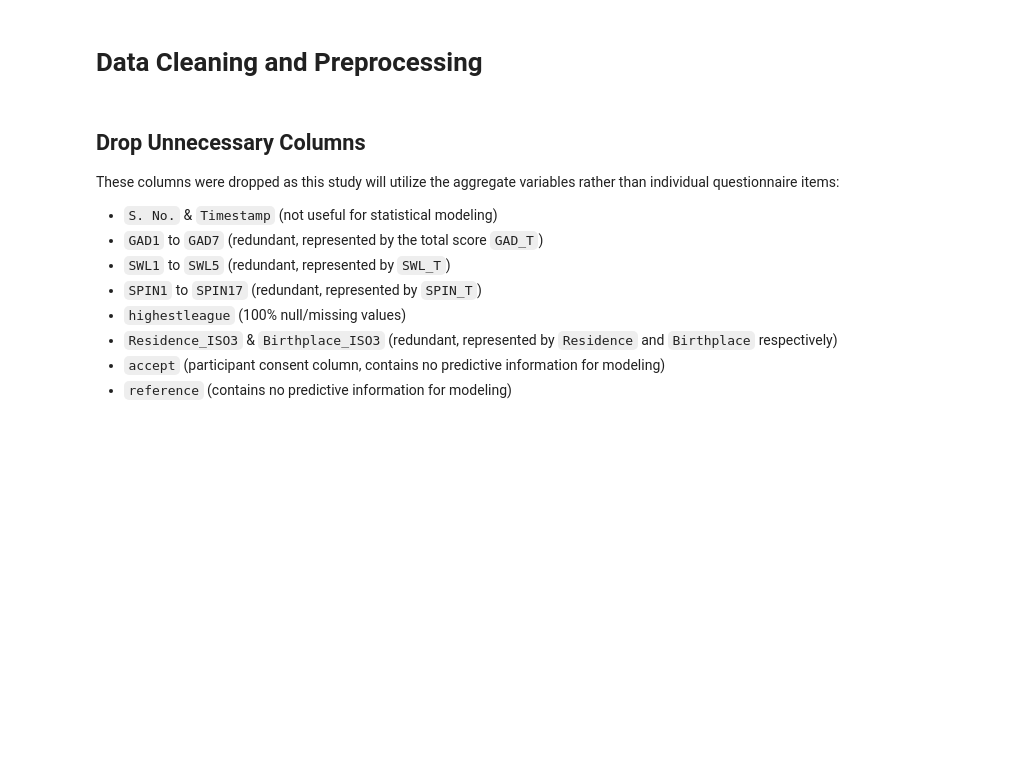
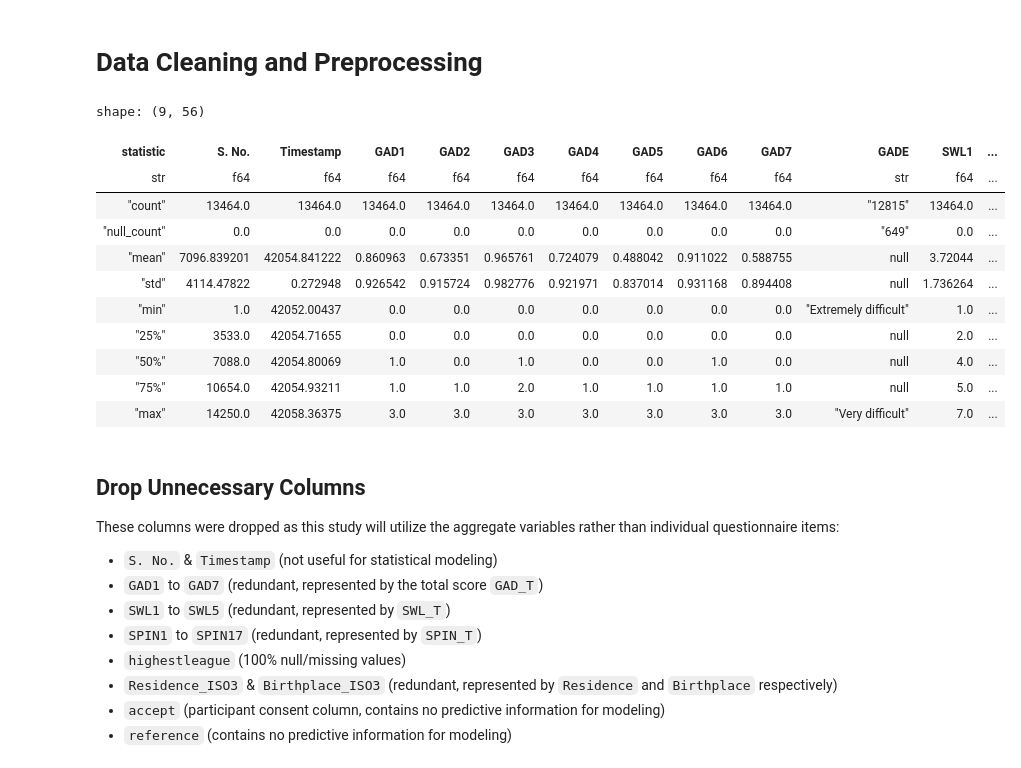
Before and after one commit to JeanLucGaffud/Statistical-Modeling-and-Simulation-Project, a Jupyter notebook: main2.ipynb, the cells around one changed output. Drawn from its saved outputs; the diff is of its cells as text; code cells hidden in the pictures; blank space fills up the shorter version.

```diff
--- a/main2.ipynb
+++ b/main2.ipynb
@@ -77,5 +80,23 @@ Path to dataset files: C:\Users\leejo\.cache\kagglehub\datasets\divyansh22\onlin
 # %% [markdown]
 # Data Cleaning and Preprocessing
+# %%
+pl.Config.set_tbl_rows(-1)        # Show all rows
+pl.Config.set_tbl_cols(-1)        # Show all columns
+pl.Config.set_tbl_width_chars(-1) # Use full terminal width
+df.describe()
+# %% [output]
+shape: (9, 56)
+| statistic | S. No. | Timestamp | GAD1 | GAD2 | GAD3 | GAD4 | GAD5 | GAD6 | GAD7 | GADE | SWL1 | ... |
+| str | f64 | f64 | f64 | f64 | f64 | f64 | f64 | f64 | f64 | str | f64 | ... |
+| "count" | 13464.0 | 13464.0 | 13464.0 | 13464.0 | 13464.0 | 13464.0 | 13464.0 | 13464.0 | 13464.0 | "12815" | 13464.0 | ... |
+| "null_count" | 0.0 | 0.0 | 0.0 | 0.0 | 0.0 | 0.0 | 0.0 | 0.0 | 0.0 | "649" | 0.0 | ... |
+| "mean" | 7096.839201 | 42054.841222 | 0.860963 | 0.673351 | 0.965761 | 0.724079 | 0.488042 | 0.911022 | 0.588755 | null | 3.72044 | ... |
+| "std" | 4114.47822 | 0.272948 | 0.926542 | 0.915724 | 0.982776 | 0.921971 | 0.837014 | 0.931168 | 0.894408 | null | 1.736264 | ... |
+| "min" | 1.0 | 42052.00437 | 0.0 | 0.0 | 0.0 | 0.0 | 0.0 | 0.0 | 0.0 | "Extremely difficult" | 1.0 | ... |
+| "25%" | 3533.0 | 42054.71655 | 0.0 | 0.0 | 0.0 | 0.0 | 0.0 | 0.0 | 0.0 | null | 2.0 | ... |
+| "50%" | 7088.0 | 42054.80069 | 1.0 | 0.0 | 1.0 | 0.0 | 0.0 | 1.0 | 0.0 | null | 4.0 | ... |
+| "75%" | 10654.0 | 42054.93211 | 1.0 | 1.0 | 2.0 | 1.0 | 1.0 | 1.0 | 1.0 | null | 5.0 | ... |
+| "max" | 14250.0 | 42058.36375 | 3.0 | 3.0 | 3.0 | 3.0 | 3.0 | 3.0 | 3.0 | "Very difficult" | 7.0 | ... |
 # %% [markdown]
 ## Drop Unnecessary Columns
 These columns were dropped as this study will utilize the aggregate variables rather than individual questionnaire items:
```
Also changed, not shown: parts of 6 cells of this notebook.
